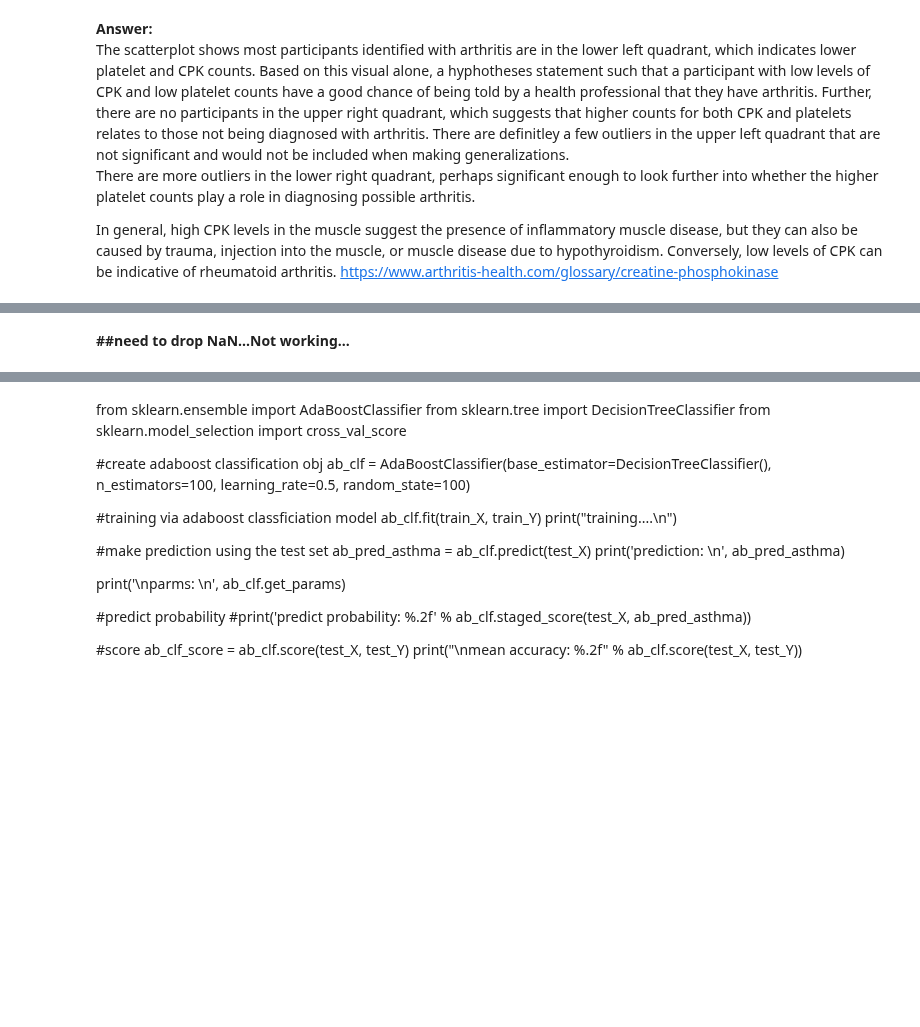
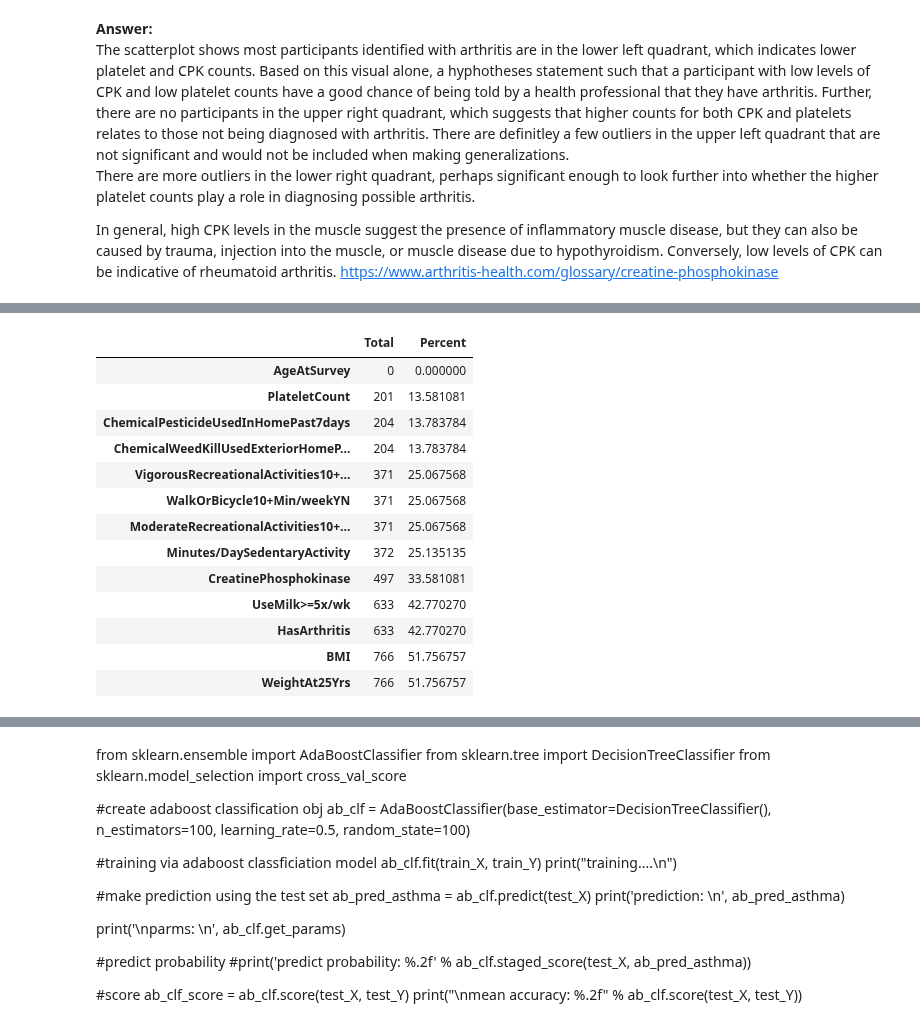
Before and after one commit to mightysquirrely/Capstone-2-Project, a Jupyter notebook: Capstone-2-Work.ipynb, the cells around one changed output, grey strips where cells are left out. Drawn from its saved outputs; the diff is of its cells as text; code cells hidden in the pictures; blank space fills up the shorter version.

```diff
--- a/Capstone-2-Work.ipynb
+++ b/Capstone-2-Work.ipynb
@@ -256,5 +293,23 @@ memory usage: 115.6 KB
-# %% [markdown]
-**##need to drop NaN...Not working...**
+# %%
+total = asthma_yes.isnull().sum().sort_values(ascending = True)
+percent = (asthma_yes.isnull().sum() / asthma_yes.isnull().count() * 100).sort_values(ascending = True)
+missing_data = pd.concat([total, percent], axis = 1, keys = ['Total','Percent'])
+missing_data
+# %% [output]
+|  | Total | Percent |
+| AgeAtSurvey | 0 | 0.000000 |
+| PlateletCount | 201 | 13.581081 |
+| ChemicalPesticideUsedInHomePast7days | 204 | 13.783784 |
+| ChemicalWeedKillUsedExteriorHomeP... | 204 | 13.783784 |
+| VigorousRecreationalActivities10+... | 371 | 25.067568 |
+| WalkOrBicycle10+Min/weekYN | 371 | 25.067568 |
+| ModerateRecreationalActivities10+... | 371 | 25.067568 |
+| Minutes/DaySedentaryActivity | 372 | 25.135135 |
+| CreatinePhosphokinase | 497 | 33.581081 |
+| UseMilk>=5x/wk | 633 | 42.770270 |
+| HasArthritis | 633 | 42.770270 |
+| BMI | 766 | 51.756757 |
+| WeightAt25Yrs | 766 | 51.756757 |
 # %%
 asthma_clean = asthma_yes.dropna()
 asthma_clean.head()
```
Also changed, not shown: parts of 18 cells of this notebook.
